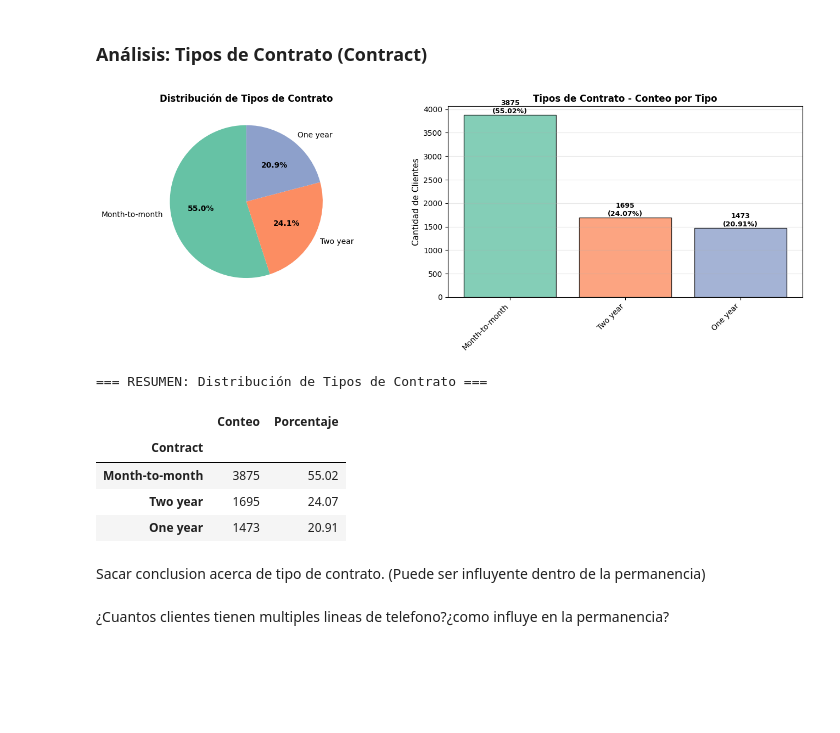
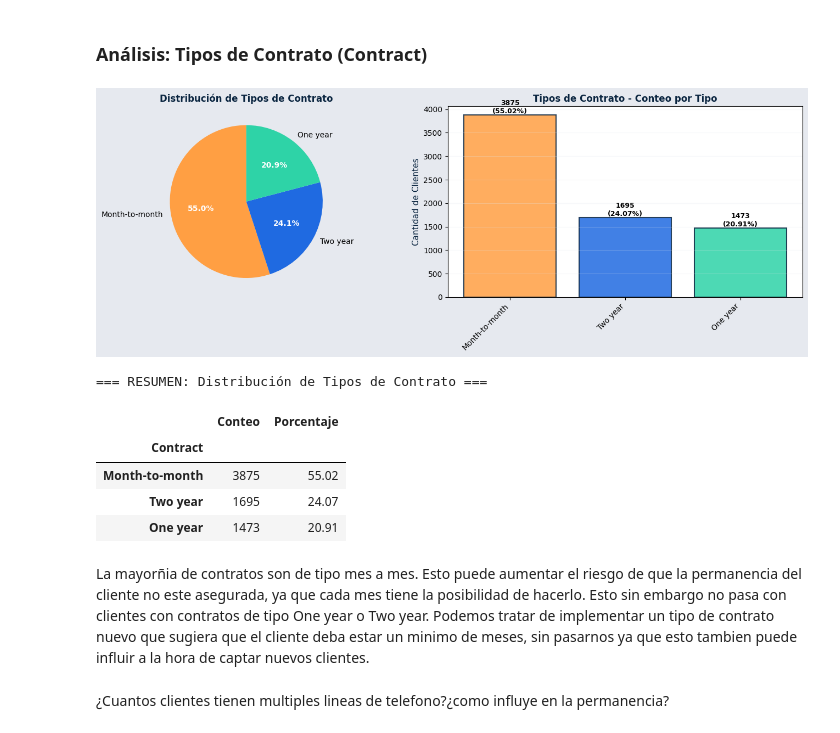
Before and after one commit to paranedagarcia/MLcompleto, a Jupyter notebook: notebooks/EDA_categoricas.ipynb, the cells around one changed output. Drawn from its saved outputs; the diff is of its cells as text; code cells hidden in the pictures; blank space fills up the shorter version.

```diff
--- a/notebooks/EDA_categoricas.ipynb
+++ b/notebooks/EDA_categoricas.ipynb
@@ -437,15 +484,15 @@ display(summary_payment)
 paperless_counts = df['PaperlessBilling'].value_counts()
 paperless_pct = (paperless_counts / len(df) * 100).round(2)
 
-fig, axes = plt.subplots(1, 2, figsize=(12, 4))
+fig, axes = plt.subplots(1, 2, figsize=(12, 4), facecolor=FONDO)
 
-# Colores personalizados
-colors_paperless = ['#2ecc71', '#e74c3c']  # Verde para Yes, Rojo para No
+# Colores personalizados - Verde para Sí, Naranja para No
+colors_paperless = [POSITIVO, NEGATIVO]
 
 # Gráfica 1: Pie chart
 wedges, texts, autotexts = axes[0].pie(paperless_counts, labels=paperless_counts.index,
                                          autopct='%1.1f%%', colors=colors_paperless, startangle=90)
-axes[0].set_title('Distribución de Facturación sin Papel', fontsize=12, fontweight='bold')
+axes[0].set_title('Distribución de Facturación sin Papel', fontsize=12, fontweight='bold', color=TITULO)
 for autotext in autotexts:
     autotext.set_color('white')
     autotext.set_fontweight('bold')
@@ -453,12 +500,13 @@ for autotext in autotexts:
 
 # Gráfica 2: Bar chart horizontal
 y_pos = range(len(paperless_counts))
-bars = axes[1].barh(y_pos, paperless_counts.values, color=colors_paperless, alpha=0.8, edgecolor='black', linewidth=2)
+bars = axes[1].barh(y_pos, paperless_counts.values, color=colors_paperless, alpha=0.85,
+                    edgecolor=TITULO, linewidth=2)
 axes[1].set_yticks(y_pos)
 axes[1].set_yticklabels(paperless_counts.index, fontsize=11)
-axes[1].set_xlabel('Cantidad de Clientes', fontsize=11)
-axes[1].set_title('Facturación sin Papel - Conteo', fontsize=12, fontweight='bold')
-axes[1].grid(axis='x', alpha=0.3)
+axes[1].set_xlabel('Cantidad de Clientes', fontsize=11, color=TITULO)
+axes[1].set_title('Facturación sin Papel - Conteo', fontsize=12, fontweight='bold', color=TITULO)
+axes[1].grid(axis='x', alpha=0.3, color=FONDO)
 
 # Añadir valores en las barras
 for i, bar in enumerate(bars):
@@ -499,52 +547,53 @@ No son variables que vayan a ser muy influyentes en nuestro modelo predictivo po
 contract_counts = df['Contract'].value_counts()
 contract_pct = (contract_counts / len(df) * 100).round(2)
 
-fig, axes = plt.subplots(1, 2, figsize=(14, 5))
+fig, axes = plt.subplots(1, 2, figsize=(14, 5), facecolor=FONDO)
 
-# Gráfica 1: Pie chart
-colors_contract = plt.cm.Set2(range(len(contract_counts)))
+# Gráfica 1: Pie chart - Paleta con gradiente de riesgo
+colors_contract = [NEGATIVO, PRINCIPAL, POSITIVO]  # Mes a mes (riesgo), Un año, Dos años
 wedges, texts, autotexts = axes[0].pie(contract_counts, labels=contract_counts.index, autopct='%1.1f%%',
                                          colors=colors_contract, startangle=90)
-axes[0].set_title('Distribución de Tipos de Contrato', fontsize=12, fontweight='bold')
+axes[0].set_title('Distribución de Tipos de Contrato', fontsize=12, fontweight='bold', color=TITULO)
 for autotext in autotexts:
-    autotext.set_color('black')
+    autotext.set_color('white')
     autotext.set_fontweight('bold')
 
 # Gráfica 2: Bar chart
-bars = axes[1].bar(range(len(contract_counts)), contract_counts.values, color=colors_contract, alpha=0.8, edgecolor='black')
+bars = axes[1].bar(range(len(contract_counts)), contract_counts.values,
+                   color=colors_contract, alpha=0.85, edgecolor=TITULO, linewidth=1.5)
 axes[1].set_xticks(range(len(contract_counts)))
 axes[1].set_xticklabels(contract_counts.index, rotation=45, ha='right')
-axes[1].set_ylabel('Cantidad de Clientes', fontsize=11)
-axes[1].set_title('Tipos de Contrato - Conteo por Tipo', fontsize=12, fontweight='bold')
-axes[1].grid(axis='y', alpha=0.3)
+axes[1].set_ylabel('Cantidad de Clientes', fontsize=11, color=TITULO)
+axes[1].set_title('Tipos de Contrato - Conteo por Tipo', fontsize=12, fontweight='bold', color=TITULO)
+axes[1].grid(axis='y', alpha=0.3, color=FONDO)
 
 # Añadir valores en las barras
 for i, bar in enumerate(bars):
     height = bar.get_height()
     axes[1].text(bar.get_x() + bar.get_width()/2., height,
                 f'{int(height)}\n({contract_pct.iloc[i]}%)',
                 ha='center', va='bottom', fontsize=9, fontweight='bold')
 
 plt.tight_layout()
 plt.show()
 
 # Mostrar tabla resumen
 print("\n=== RESUMEN: Distribución de Tipos de Contrato ===")
 summary_contract = pd.DataFrame({
     'Conteo': contract_counts,
     'Porcentaje': contract_pct
 })
 display(summary_contract)
 # %% [output]
-[figure, old version]
+[figure, new version]
 === RESUMEN: Distribución de Tipos de Contrato ===
 |  | Conteo | Porcentaje |
 | Contract |  |  |
 | Month-to-month | 3875 | 55.02 |
 | Two year | 1695 | 24.07 |
 | One year | 1473 | 20.91 |
-# %% [markdown]
-Sacar conclusion acerca de tipo de contrato. (Puede ser influyente dentro de la permanencia)
+# %% [markdown]
+La mayorñia de contratos son de tipo mes a mes. Esto puede aumentar el riesgo de que la permanencia del cliente no este asegurada, ya que cada mes tiene la posibilidad de hacerlo. Esto sin embargo no pasa con clientes con contratos de tipo One year o Two year. Podemos tratar de implementar un tipo de contrato nuevo que sugiera que el cliente deba estar un minimo de meses, sin pasarnos ya que esto tambien puede influir a la hora de captar nuevos clientes.
 # %% [markdown]
 ¿Cuantos clientes tienen multiples lineas de telefono?¿como influye en la permanencia?
 # %%
```
Also changed, not shown: parts of 22 cells of this notebook.
